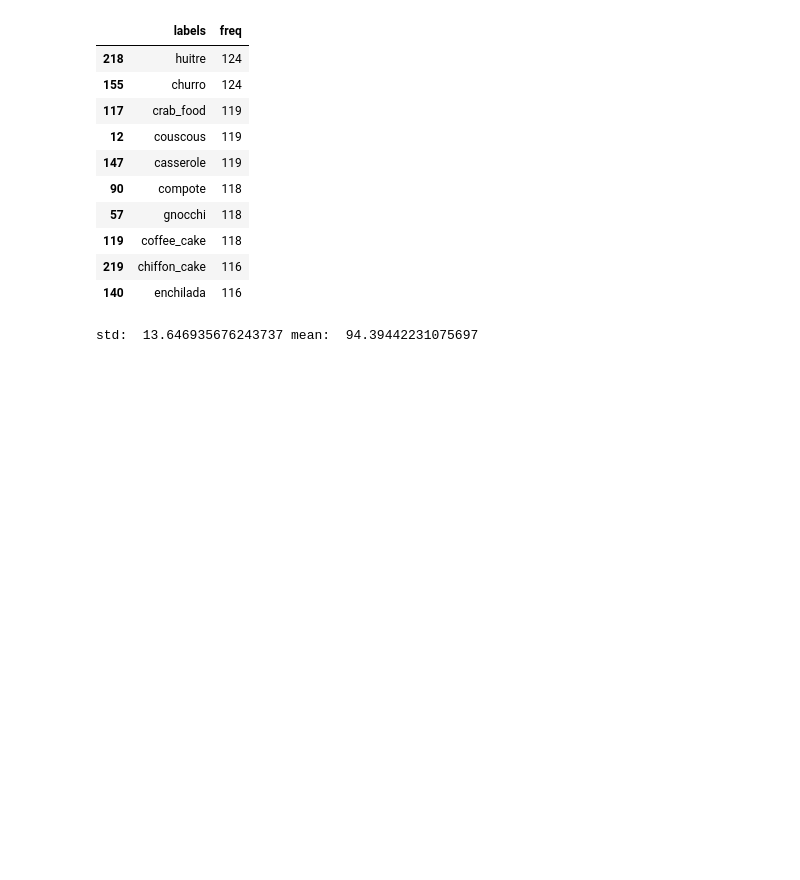
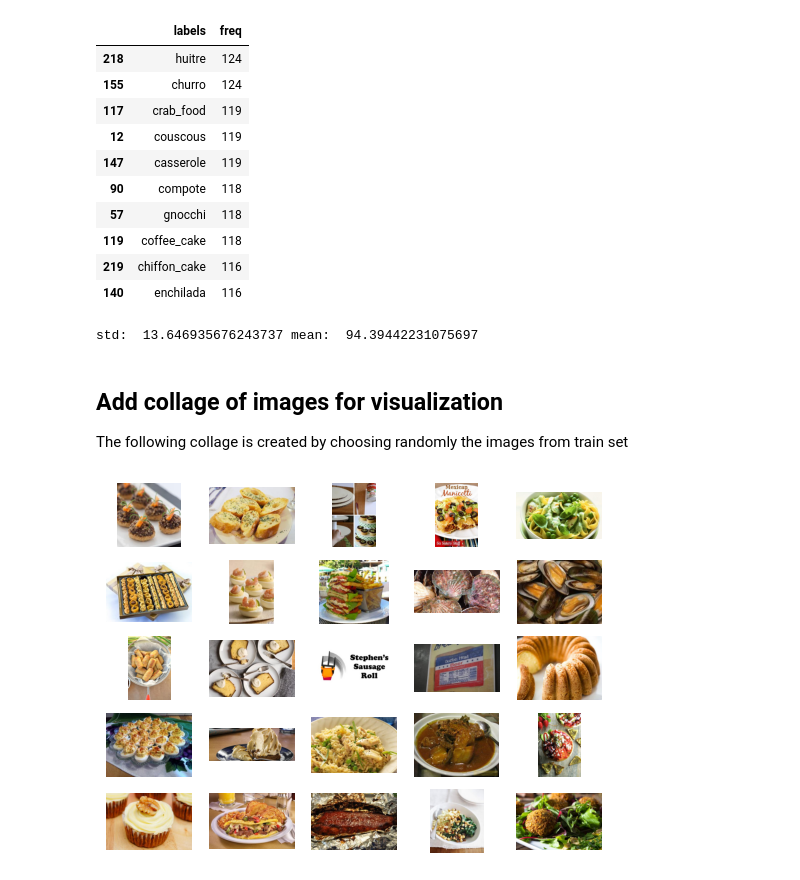
Before and after one commit to Gioelio/FoodX-251-Clean-and-classification, a Jupyter notebook: analyze_data.ipynb, the cells around one changed output. Cells and saved outputs as stored; diff of their text form; code cells hidden in the pictures; blank space fills up the shorter version.

Commit message:
Added function to create collage of images

```diff
--- a/analyze_data.ipynb
+++ b/analyze_data.ipynb
@@ -133,3 +133,35 @@ frequency = df['freq'].values
 print('std: ', frequency.std(), 'mean: ', frequency.mean())
 # %% [output]
 std:  13.646935676243737 mean:  94.39442231075697
+# %% [markdown]
+## Add collage of images for visualization
+
+The following collage is created by choosing randomly the images from train set
+# %%
+import os
+import cv2 as cv
+def create_collage_with_random_imgs(folder_name, save_dir, n=10, image_names = None):
+    if image_names is not None:
+        all_images_names = image_names;
+    else:
+        all_images_names = os.listdir(folder_name);
+
+    index = np.random.randint(all_images_names.shape[0], size= n * n)
+
+    for i in range(len(index)):
+        example = cv.imread(folder_name + all_images_names[index[i]])
+        example = cv.cvtColor(example, cv.COLOR_BGR2RGB);
+        plt.subplot(n, n, 1 + i)
+        plt.axis('off')
+        plt.imshow(example)
+
+    next_name = os.listdir(save_dir)
+
+    filename = save_dir + 'collage' + str(len(next_name)) + '.png'
+    plt.savefig(filename)
+    plt.show()
+    plt.close()
+
+create_collage_with_random_imgs('./dataset/complete/', './dataset/collage_out/', n=5, image_names=train_image_names)
+# %% [output]
+[figure, added]
```
Also changed, not shown: 1 other file.
